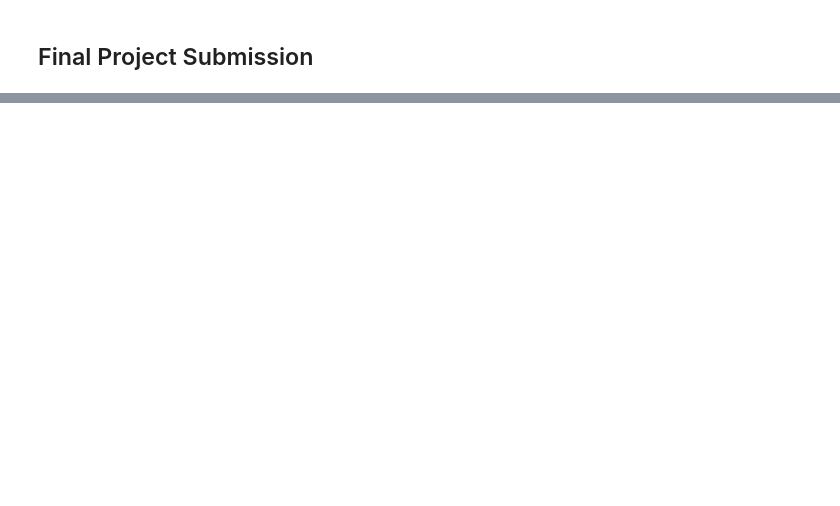
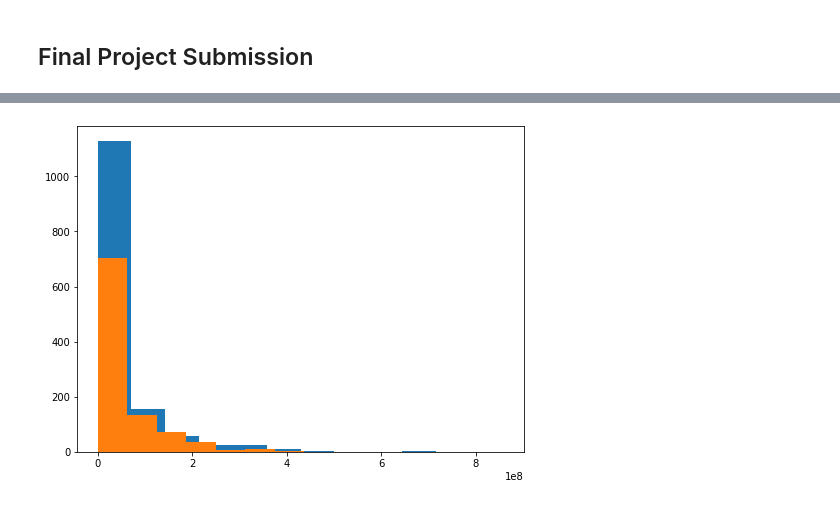
Before and after one commit to amdrexler23/module1mediaproject, a Jupyter notebook: student.ipynb, the cells around one changed output, grey strips where cells are left out. Drawn from its saved outputs; the diff is of its cells as text; code cells hidden in the pictures; blank space fills up the shorter version.

```diff
--- a/student.ipynb
+++ b/student.ipynb
@@ -236,0 +190,2 @@ SyntaxError: invalid syntax (<ipython-input-67-33ad7c33887c>, line 1)
+# %%
+df_clean1.reset_index(drop=True,inplace=True)
@@ -236,0 +243,2 @@ SyntaxError: invalid syntax (<ipython-input-67-33ad7c33887c>, line 1)
+# %%
+df_clean1['Domestic Gross'] = df_clean1['Domestic Gross'].map(lambda x: x.lstrip('$').replace(',',''))
@@ -236,0 +251,2 @@ SyntaxError: invalid syntax (<ipython-input-67-33ad7c33887c>, line 1)
+# %%
+df_clean1['Domestic Gross']= pd.to_numeric(df_clean1['Domestic Gross'])
@@ -236,0 +275,2 @@ SyntaxError: invalid syntax (<ipython-input-67-33ad7c33887c>, line 1)
+# %%
+movie_pass=df_clean1[df_clean1['rating']==1]
@@ -236,0 +305,11 @@ SyntaxError: invalid syntax (<ipython-input-67-33ad7c33887c>, line 1)
+# %%
+x1 = movie_pass['Domestic Gross']
+x2 = movie_nopass['Domestic Gross']
+
+fig = plt.figure(figsize=(8,6))
+
+plt.hist(x1, bins=12)
+plt.hist(x2, bins=12)
+plt.show()
+# %% [output]
+[figure, added]
```
Also changed, not shown: parts of 61 cells of this notebook.
